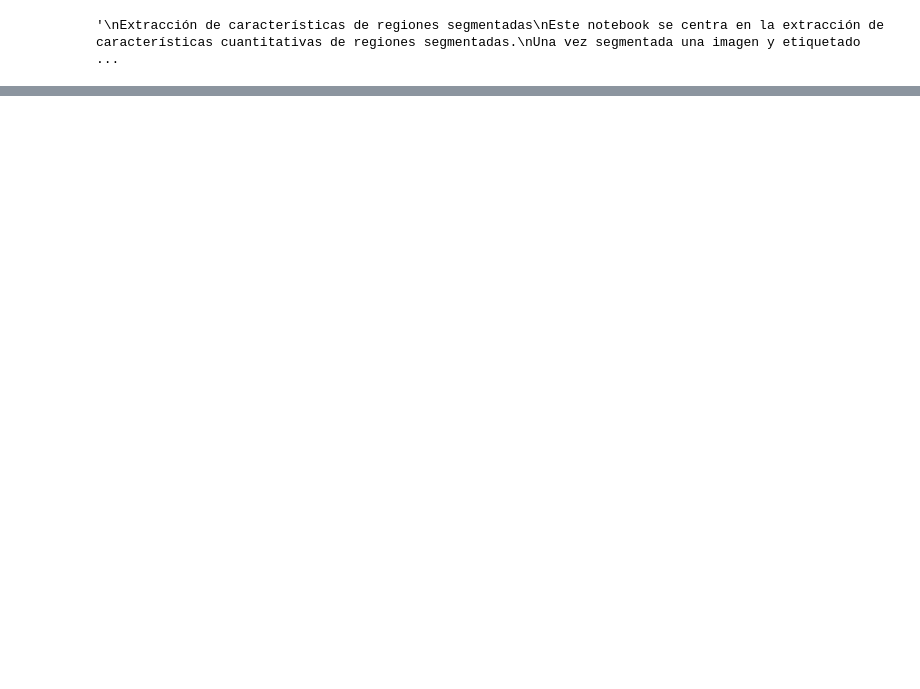
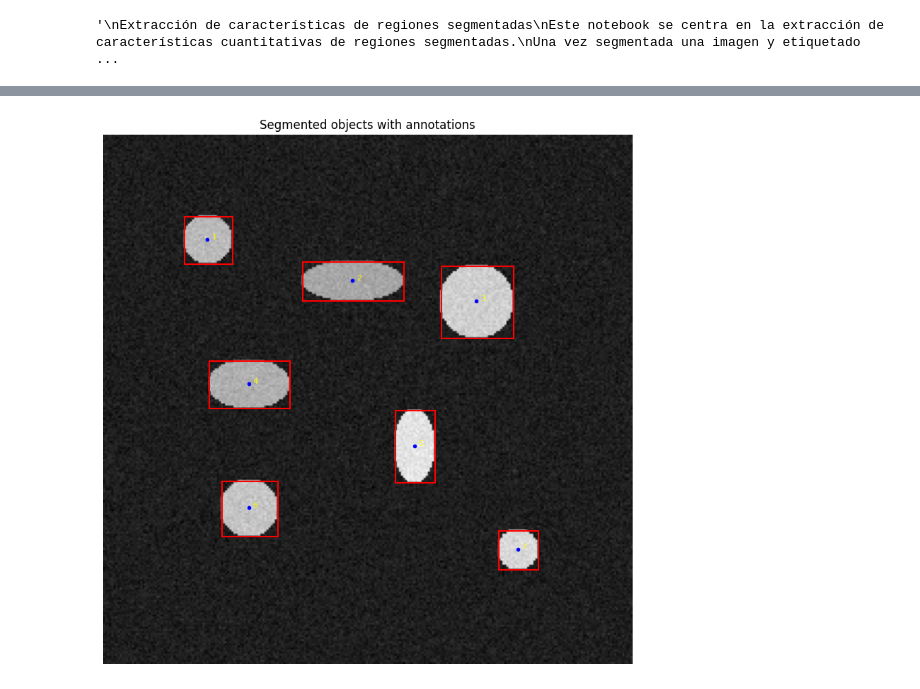
Before and after one commit to peterzm/ai-imaging-portfolio, a Jupyter notebook: 04_segmentation/notebooks/07_feature_extraction_from_segmented_regions.ipynb, the cells around one changed output, grey strips where cells are left out. Cells and saved outputs as stored; diff of their text form; code cells hidden in the pictures; blank space fills up the shorter version.

```diff
--- a/04_segmentation/notebooks/07_feature_extraction_from_segmented_regions.ipynb
+++ b/04_segmentation/notebooks/07_feature_extraction_from_segmented_regions.ipynb
@@ -22,0 +222,36 @@ La extracción de características de regiones segmentadas se utiliza ampliament
+# %%
+"""
+Las características extraídas de la imagen, mostramos cada objeto con su etiqueta, centroide y cuadro delimitador.
+"""
+regions = measure.regionprops(labels, intensity_image=image)
+
+fig, ax = plt.subplots(figsize=(8, 8))
+ax.imshow(image, cmap="gray")
+ax.set_title("Segmented objects with annotations")
+ax.axis("off")
+
+for region in regions:
+    minr, minc, maxr, maxc = region.bbox
+    y0, x0 = region.centroid
+
+    rect = plt.Rectangle(
+        (minc, minr),
+        maxc - minc,
+        maxr - minr,
+        fill=False,
+        edgecolor="red",
+        linewidth=1.5
+    )
+    ax.add_patch(rect)
+    ax.plot(x0, y0, "bo", markersize=3)
+    ax.text(x0 + 2, y0, str(region.label), color="yellow", fontsize=8)
+
+plt.tight_layout()
+plt.savefig(
+    "../figures/feature_extraction_SR/04_annotated_objects.png",
+    bbox_inches="tight",
+    dpi=300
+)
+plt.show()
+# %% [output]
+[figure, added]
```
Also changed, not shown: parts of 8 cells of this notebook, 5 other files.
